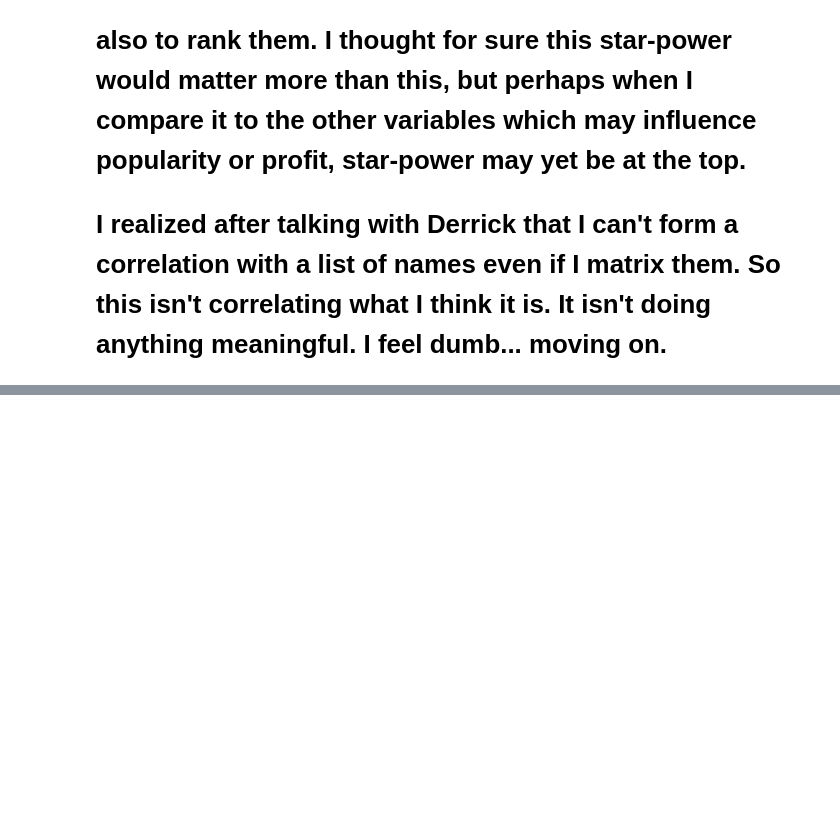
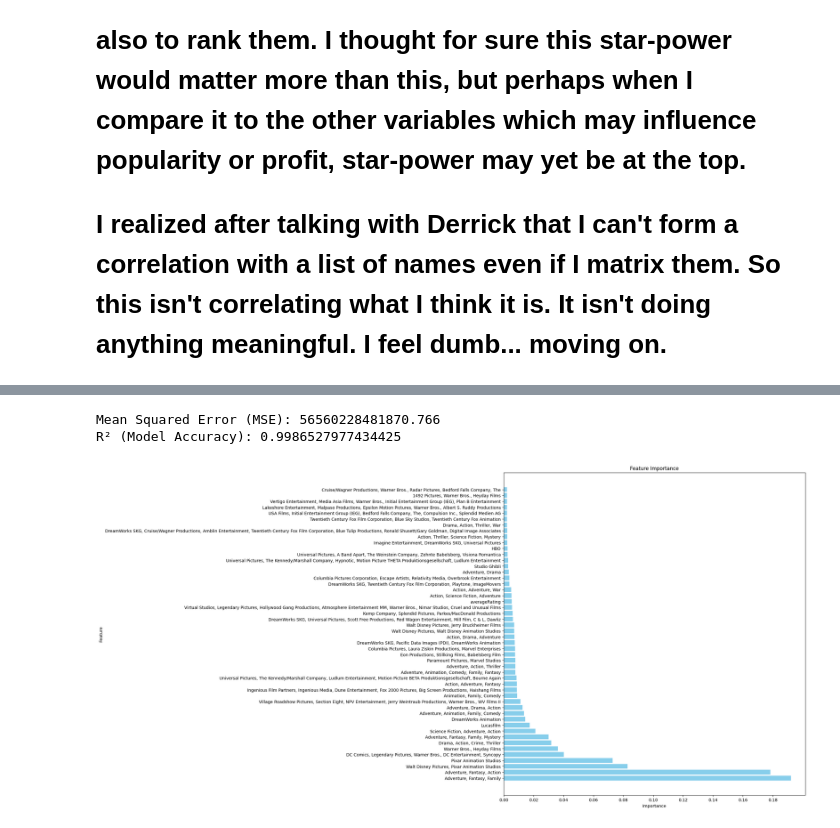
Before and after one commit to aggressor-FZX/imdb_database_AI_ML, a Jupyter notebook: IMDB_notebook.ipynb, the cells around one changed output, grey strips where cells are left out. Drawn from its saved outputs; the diff is of its cells as text; code cells hidden in the pictures; blank space fills up the shorter version.

```diff
--- a/IMDB_notebook.ipynb
+++ b/IMDB_notebook.ipynb
@@ -210,14 +270,25 @@ print(rand_forrest_df.head())
 # Separate features and target (profit)
 
 features = rand_forrest_df.drop(columns=[target_column])
+features = features.drop(columns=['popularity'])
+features = features.drop(columns=['budget']) #drop budget since this is presumably fixed
+features = features.drop(columns=['averageRating']) #drop average rating since we can't control this
 target = rand_forrest_df[target_column]
 
 # One-hot encode the categorical features (actor names, genres, production companies...)
 
 for column in features.select_dtypes(include=['object']).columns:
     # Encode, append in place
-    features = pd.concat([features, pd.get_dummies(features[column], prefix=column)], axis=1)
+    features = pd.concat([features, pd.get_dummies(features[column])], axis=1)
     features.drop(column, axis=1, inplace=True) #drop the original column
 
+print(' ---   This is the new size of our matrix (as in table):   \n')
 print(features.size)
+print('\n')
+print(' ---   This is the columns:   \n')
+print(' ---   \n see it is huge: ' + str(features.columns.size) + ' columns \n')
+print(features.columns)
+print('\n')
+print(' ---   This is what the data looks like now:\n')
 print(features.head())
+print('\n')
@@ -245,36 +334,41 @@ print(f"Mean Squared Error (MSE): {mse}")
 # report the accuracy of the model
 r2_score = rand_for.score(x_test, y_test)
 print(f"R² (Model Accuracy): {r2_score}")
+# %% [output]
+Mean Squared Error (MSE): 56560228481870.766
+R² (Model Accuracy): 0.9986527977434425
 # %%
 # Let's get a list of the most important features
 # And get a visual representation of the importance of each feature
 # There are way too many to display all of them, so we'll just display the top 10
 
 import matplotlib.pyplot as plt
 import numpy as np
 
 # Get the feature importances, and the feature names
 features_importance = rand_for.feature_importances_
 feature_names = features.columns
 
 # Create a dataframe with the feature importances
 feature_df = pd.DataFrame({
     'Feature': feature_names,
     'Importance': features_importance
 })
 feature_df = feature_df.sort_values(by='Importance', ascending=False)
 
 top_10_features = feature_df.head(50)
 
 # plotting the feature importances
-plt.figure(figsize=(13, 30))
+plt.figure(figsize=(13, 14))
 plt.barh(top_10_features['Feature'], top_10_features['Importance'], color='skyblue')
 # Add labels
 plt.title('Feature Importance')
 plt.xticks(np.arange(0, 0.2, 0.02))
 plt.xlabel('Importance')
 plt.ylabel('Feature')
 plt.show()
+# %% [output]
+[figure, added]
 # %% [markdown]
 # The plot generated by the provided code is a horizontal bar plot that visualizes the importance of the top 10 features in your trained RandomForestRegressor model.  Feature importance is a measure of how much each feature contributes to the model's predictions. Higher importance values indicate that the feature has a greater impact on the model's output.
 
```
Also changed, not shown: parts of 20 cells of this notebook, 3 other files.
